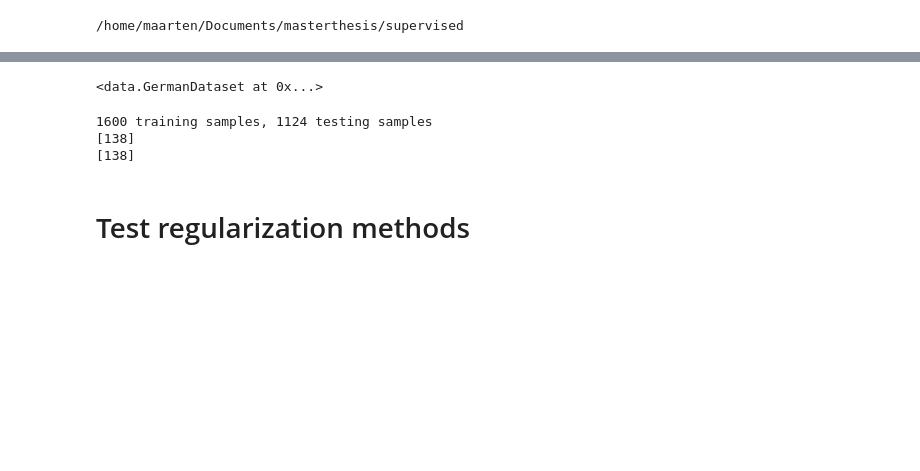
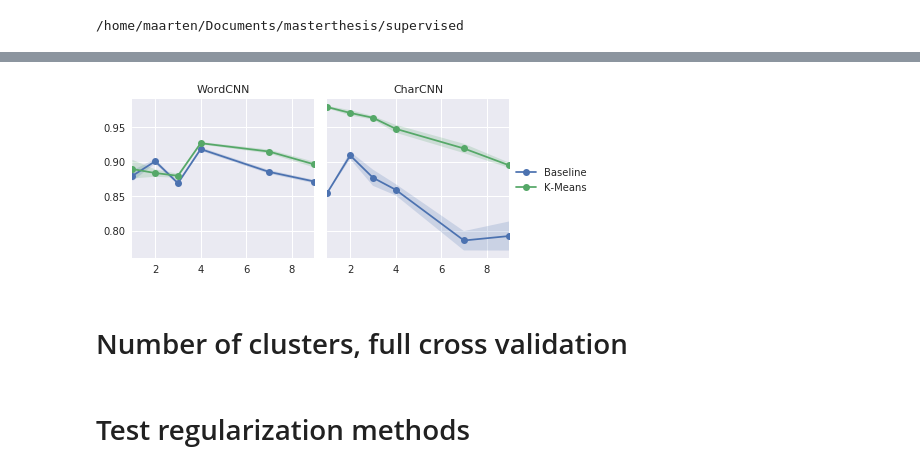
Before and after one commit to maarten990/masterthesis, a Jupyter notebook: charcnn.ipynb, the cells around one changed output, grey strips where cells are left out. Drawn from its saved outputs; the diff is of its cells as text; code cells hidden in the pictures; blank space fills up the shorter version.

```diff
--- a/charcnn.ipynb
+++ b/charcnn.ipynb
@@ -198,21 +234,21 @@ RuntimeError: Given groups=1, weight[256, 83, 7], so expected input[50, 138, 83]
-# %%
-dataset
-# %% [output]
-<data.GermanDataset at 0x...>
-# %%
-values = evaluate.cross_val(10, 1600, model_fns, [False, False], optim_fn, dataset, params,
-                            early_stopping=10,
-                            validation_set=validset,
-                            testset=testset)
-# %% [output]
-1600 training samples, 1124 testing samples
-[138]
-[138]
 # %%
-d = {s: {'Baseline': no_labels[s],
-         'K-Means': with_labels[s],
+d = {
+    "WordCNN": {
+        s: {
+            'Baseline': old_baseline[s],
+            'K-Means': old_kmeans[s],
         }
-    for s in no_labels.keys()
+        for s in old_baseline.keys()
+    },
+    "CharCNN": {
+        s: {
+            'Baseline': old_char_baseline[s],
+            'K-Means': char_kmeans[s],
+        }
+        for s in old_baseline.keys()
+    }
 }
 #evaluate.analyze_tseries(d, 'window size', 'model')
-evaluate.analyze_tseries(d, 'window size', 'model', '../report/figures/results/800-windowsize_oldtest')
+evaluate.analyze_cnns(d, "window size", "model", "../report/figures/results/1600-windowsize-old")
+# %% [output]
+[figure, added]
@@ -219,3 +258,5 @@ evaluate.analyze_tseries(d, 'window size', 'model', '../report/figures/results/8
+# %% [markdown]
+# Number of clusters, full cross validation
 # %%
 params = train.CNNParams(
     embed_size=100,
```
Also changed, not shown: parts of 11 cells of this notebook, 2 other files.
